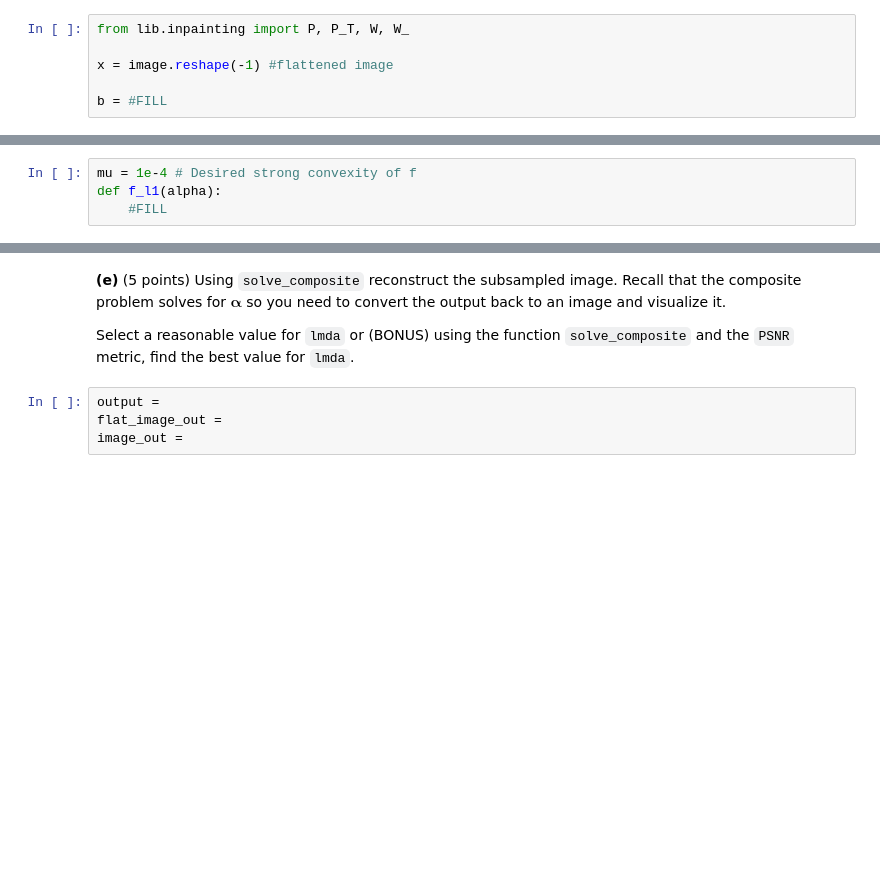
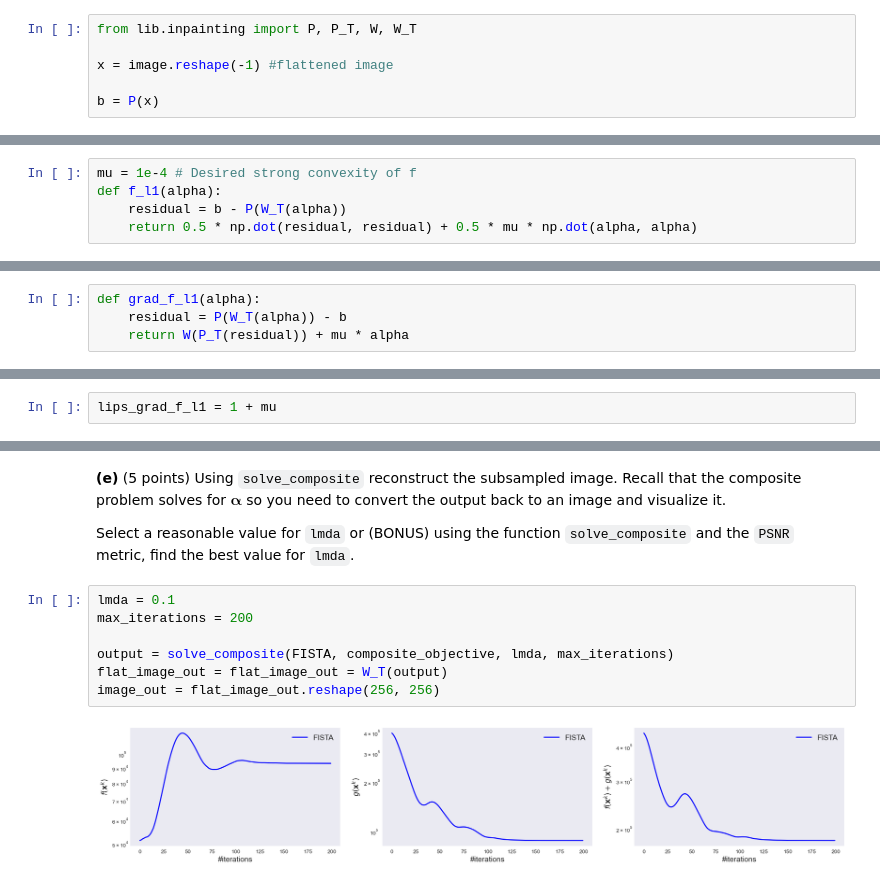
Before and after one commit to Pannnnestrella/MoD-Homework, a Jupyter notebook: Part 4 - Proximal methods.ipynb, the cells around one changed output, grey strips where cells are left out. Saved outputs shown, nothing was run; the diff lists cells and outputs as text; blank space fills up the shorter version.

```diff
--- a/Part 4 - Proximal methods.ipynb
+++ b/Part 4 - Proximal methods.ipynb
@@ -184,16 +268,17 @@ In the following cells we will define the optimization problems we need to solve
 
 __(a)__ (1 point) Using these provided functions, define the observed variable `b` in the cell below.
 # %%
-from lib.inpainting import P, P_T, W, W_
+from lib.inpainting import P, P_T, W, W_T
 
 x = image.reshape(-1) #flattened image
 
-b = #FILL
+b = P(x)
 # %% [markdown]
 __(b)__ (1 point) Now define the function `f_l1` as described earlier in the problem text.
 # %%
 mu = 1e-4 # Desired strong convexity of f
 def f_l1(alpha):
-    #FILL
+    residual = b - P(W_T(alpha))
+    return 0.5 * np.dot(residual, residual) + 0.5 * mu * np.dot(alpha, alpha)
 # %% [markdown]
 __(c)__ (1 point) Write the gradient of $f_{\ell_1}(\mathbf{\alpha})$.
@@ -203,2 +285,6 @@ def grad_f_l1(alpha):
+# %%
+def grad_f_l1(alpha):
+    residual = P(W_T(alpha)) - b
+    return W(P_T(residual)) + mu * alpha
 # %% [markdown]
 __(d)__ (1 points) Find the Lipschitz constant of $\nabla_\mathbf{\alpha} f_{\ell_1}(\mathbf{\alpha})$ analytically and fill it in the cell below.
@@ -207,3 +305,5 @@ lips_grad_f_l1 = #FILL
+# %%
+lips_grad_f_l1 = 1 + mu
 # %% [markdown]
 We have all the necessary ingredients to define the smooth part of our composite objective:
 # %%
@@ -229,9 +329,14 @@ from lib.inpainting import solve_composite
 __(e)__ (5 points) Using `solve_composite` reconstruct the subsampled image. Recall that the composite problem solves for $\mathbf{\alpha}$ so you need to convert the output back to an image and visualize it.
 
 Select a reasonable value for `lmda` or (BONUS) using the function `solve_composite` and the `PSNR` metric, find the best value for `lmda`.
-# %%
-output =
-flat_image_out =
-image_out =
+# %%
+lmda = 0.1
+max_iterations = 200
+
+output = solve_composite(FISTA, composite_objective, lmda, max_iterations)
+flat_image_out = flat_image_out = W_T(output)
+image_out = flat_image_out.reshape(256, 256)
+# %% [output]
+[figure, added]
 # %%
 show(true = image, subsampled=subsampled, estimated=image_out)
```
Also changed, not shown: parts of 22 cells of this notebook.
